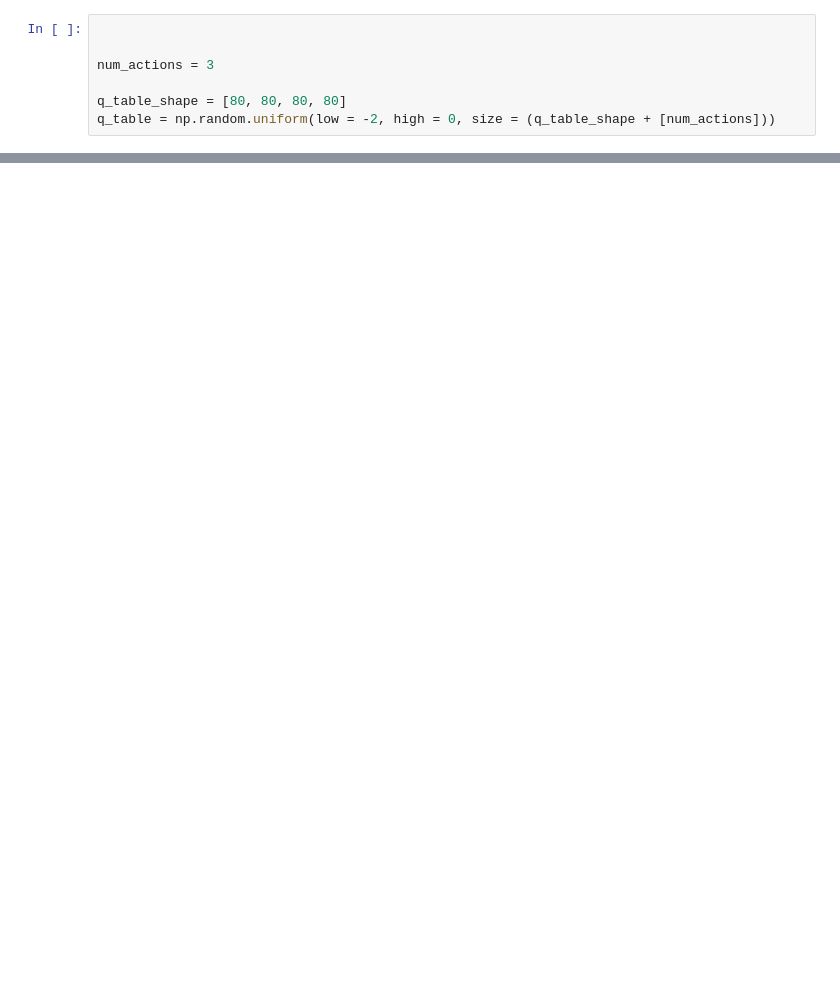
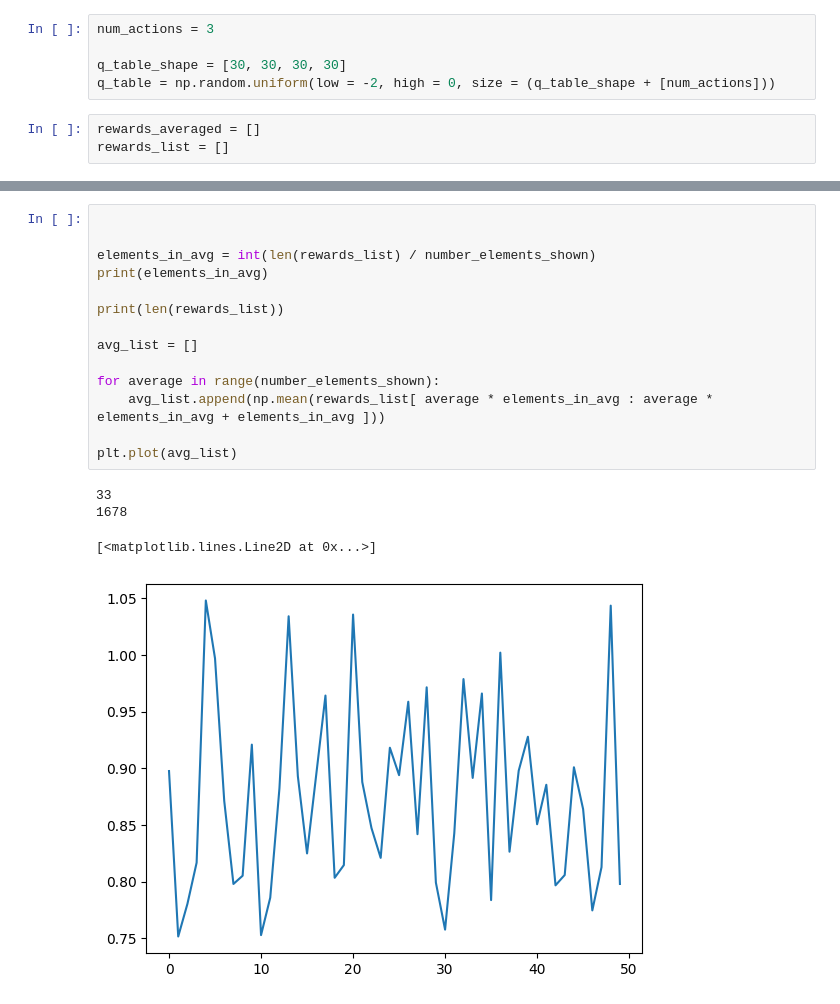
Before and after one commit to PeterDaGrape/PeterDaGrape, a Jupyter notebook: Machinelearning/Pong game/pong.ipynb, the cells around one changed output, grey strips where cells are left out. Saved outputs shown, nothing was run; the diff lists cells and outputs as text; blank space fills up the shorter version.

```diff
--- a/Machinelearning/Pong game/pong.ipynb
+++ b/Machinelearning/Pong game/pong.ipynb
@@ -72,12 +78,13 @@ def collision(ball, paddle_rect):
         # No collision detected
         return False
 # %%
-
-
 num_actions = 3
 
-q_table_shape = [80, 80, 80, 80]
+q_table_shape = [30, 30, 30, 30]
 q_table = np.random.uniform(low = -2, high = 0, size = (q_table_shape + [num_actions]))
+# %%
+rewards_averaged = []
+rewards_list = []
 # %%
 while True:
     game += 1
@@ -284,0 +267,19 @@ Starting Game,  1392
+# %%
+
+
+elements_in_avg = int(len(rewards_list) / number_elements_shown)
+print(elements_in_avg)
+
+print(len(rewards_list))
+
+avg_list = []
+
+for average in range(number_elements_shown):
+    avg_list.append(np.mean(rewards_list[ average * elements_in_avg : average * elements_in_avg + elements_in_avg ]))
+
+plt.plot(avg_list)
+# %% [output]
+33
+1678
+[<matplotlib.lines.Line2D at 0x...>]
+[figure, added]
```
Also changed, not shown: parts of 4 cells of this notebook, 15 other files.
